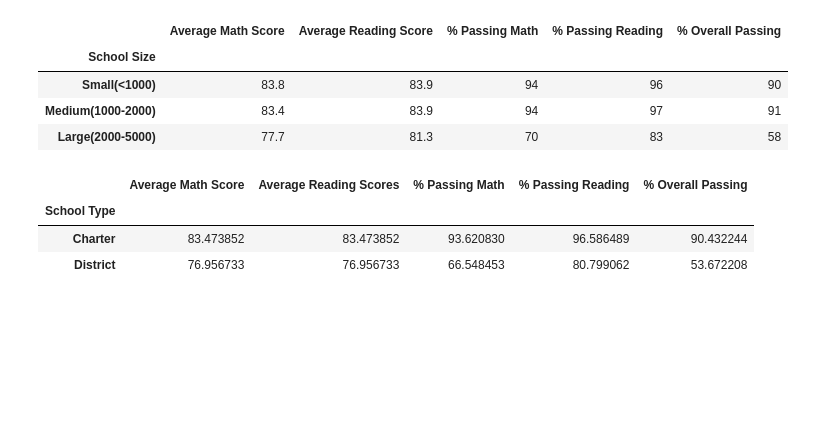
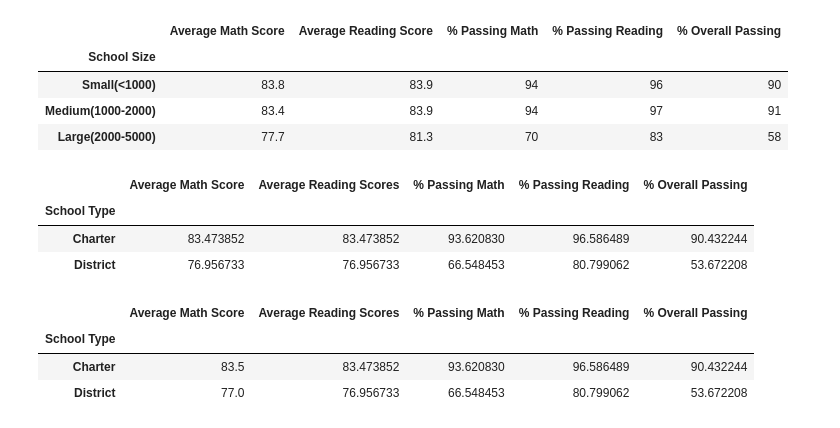
Before and after one commit to IrfanSayeed/School_District_Analysis-1, a Jupyter notebook: PyCitySchools.ipynb, the cells around one changed output. Cells and saved outputs as stored; diff of their text form; code cells hidden in the pictures; blank space fills up the shorter version.

Commit message:
scores by school type

```diff
--- a/PyCitySchools.ipynb
+++ b/PyCitySchools.ipynb
@@ -1508,3 +1508,18 @@ type_summary_df
 | School Type |  |  |  |  |  |
 | Charter | 83.473852 | 83.473852 | 93.620830 | 96.586489 | 90.432244 |
 | District | 76.956733 | 76.956733 | 66.548453 | 80.799062 | 53.672208 |
+# %%
+#Formatting
+
+type_summary_df["Average Math Score"] = type_summary_df["Average Math Score"].map("{:.1f}".format)
+# type_summary_df["Average Reading Score"] = type_summary_df["Average Reading Score"].map("{:.1f}".format)
+# type_summary_df["% Passing Math"] = type_summary_df["% Passing Math"].map("{:.0f}".format)
+# type_summary_df["% Passing Reading"] = type_summary_df["% Passing Reading"].map("{:.0f}".format)
+# type_summary_df["% Overall Passing"] = type_summary_df["% Overall Passing"].map("{:.0f}".format)
+
+type_summary_df
+# %% [output]
+|  | Average Math Score | Average Reading Scores | % Passing Math | % Passing Reading | % Overall Passing |
+| School Type |  |  |  |  |  |
+| Charter | 83.5 | 83.473852 | 93.620830 | 96.586489 | 90.432244 |
+| District | 77.0 | 76.956733 | 66.548453 | 80.799062 | 53.672208 |
```
